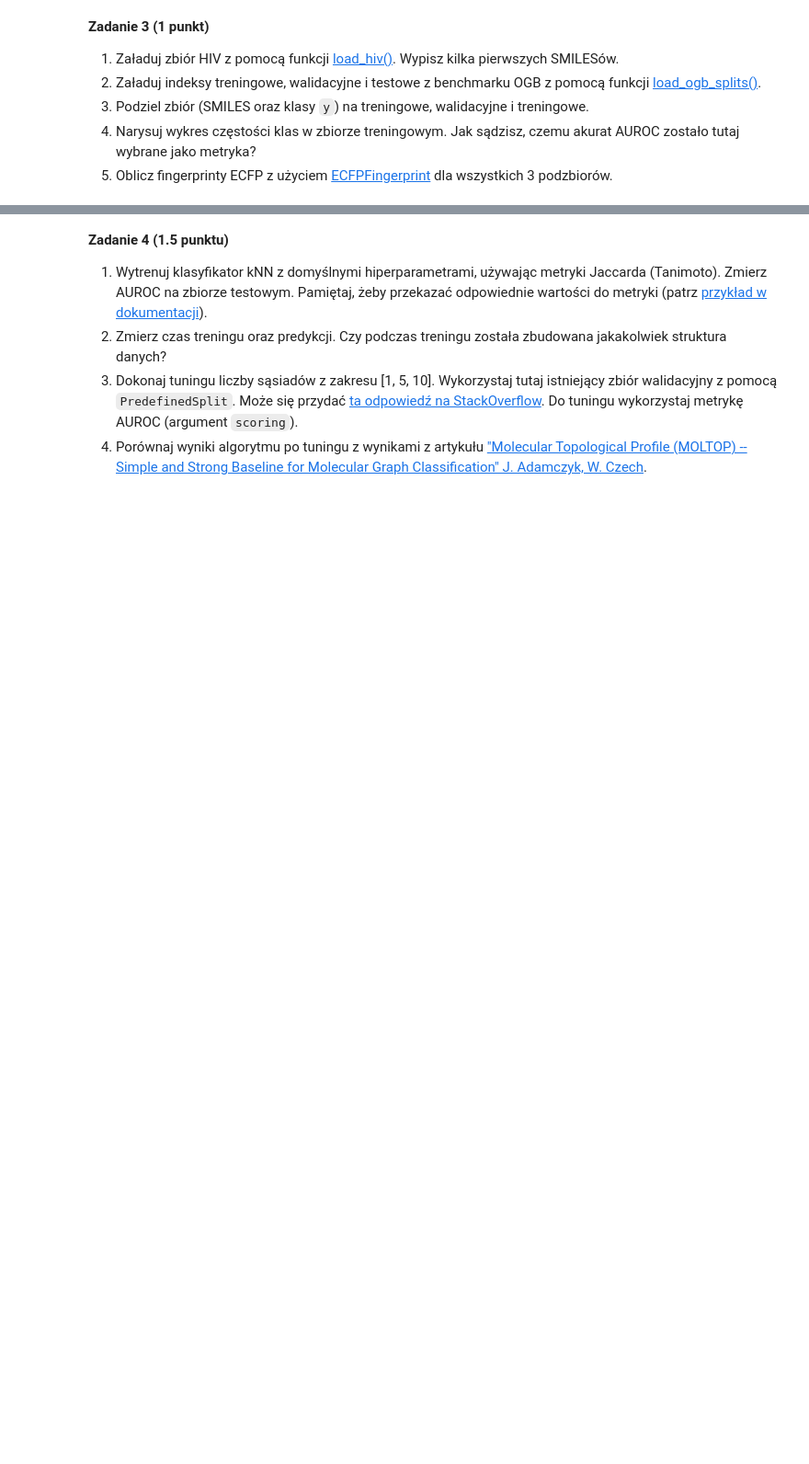
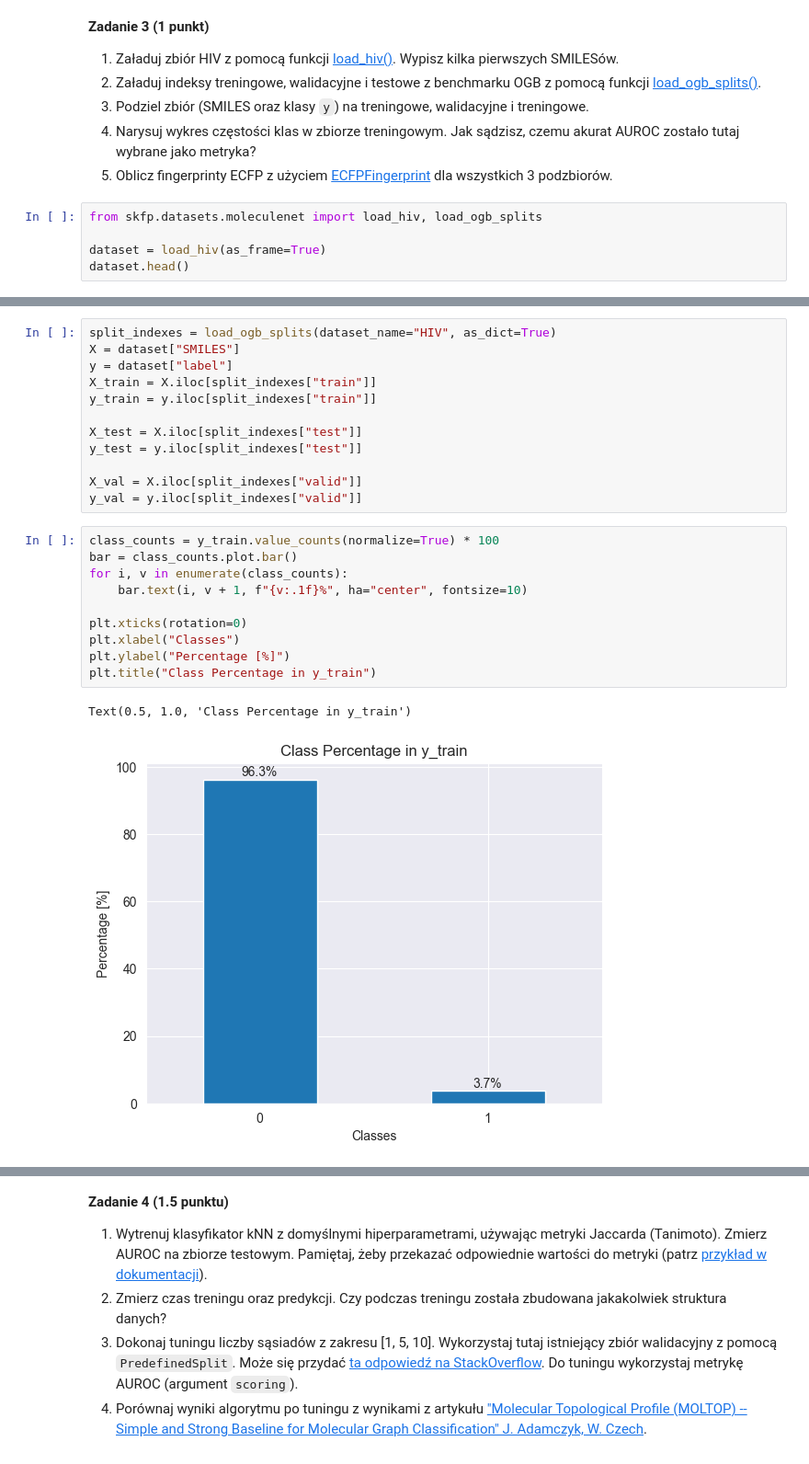
Before and after one commit to Jeremylaby/podstawy-uczenia-maszynowego-24-25, a Jupyter notebook: lab2/notebook.ipynb, the cells around one changed output, grey strips where cells are left out. Shown at 92% size. Cells and saved outputs as stored; diff of their text form; blank space fills up the shorter version.

```diff
--- a/lab2/notebook.ipynb
+++ b/lab2/notebook.ipynb
@@ -473,3 +491,8 @@ Jako że zbiór jest binarny, to nie ma potrzeby żadnego skalowania zmiennych.
 3. Podziel zbiór (SMILES oraz klasy `y`) na treningowe, walidacyjne i treningowe.
 4. Narysuj wykres częstości klas w zbiorze treningowym. Jak sądzisz, czemu akurat AUROC zostało tutaj wybrane jako metryka?
 5. Oblicz fingerprinty ECFP z użyciem [ECFPFingerprint](https://scikit-fingerprints.github.io/scikit-fingerprints/modules/generated/skfp.fingerprints.ECFPFingerprint.html#skfp.fingerprints.ECFPFingerprint) dla wszystkich 3 podzbiorów.
+# %%
+from skfp.datasets.moleculenet import load_hiv, load_ogb_splits
+
+dataset = load_hiv(as_frame=True)
+dataset.head()
@@ -475,0 +506,25 @@ Jako że zbiór jest binarny, to nie ma potrzeby żadnego skalowania zmiennych.
+# %%
+split_indexes = load_ogb_splits(dataset_name="HIV", as_dict=True)
+X = dataset["SMILES"]
+y = dataset["label"]
+X_train = X.iloc[split_indexes["train"]]
+y_train = y.iloc[split_indexes["train"]]
+
+X_test = X.iloc[split_indexes["test"]]
+y_test = y.iloc[split_indexes["test"]]
+
+X_val = X.iloc[split_indexes["valid"]]
+y_val = y.iloc[split_indexes["valid"]]
+# %%
+class_counts = y_train.value_counts(normalize=True) * 100
+bar = class_counts.plot.bar()
+for i, v in enumerate(class_counts):
+    bar.text(i, v + 1, f"{v:.1f}%", ha="center", fontsize=10)
+
+plt.xticks(rotation=0)
+plt.xlabel("Classes")
+plt.ylabel("Percentage [%]")
+plt.title("Class Percentage in y_train")
+# %% [output]
+Text(0.5, 1.0, 'Class Percentage in y_train')
+[figure, added]
```
Also changed, not shown: parts of 14 cells of this notebook.
